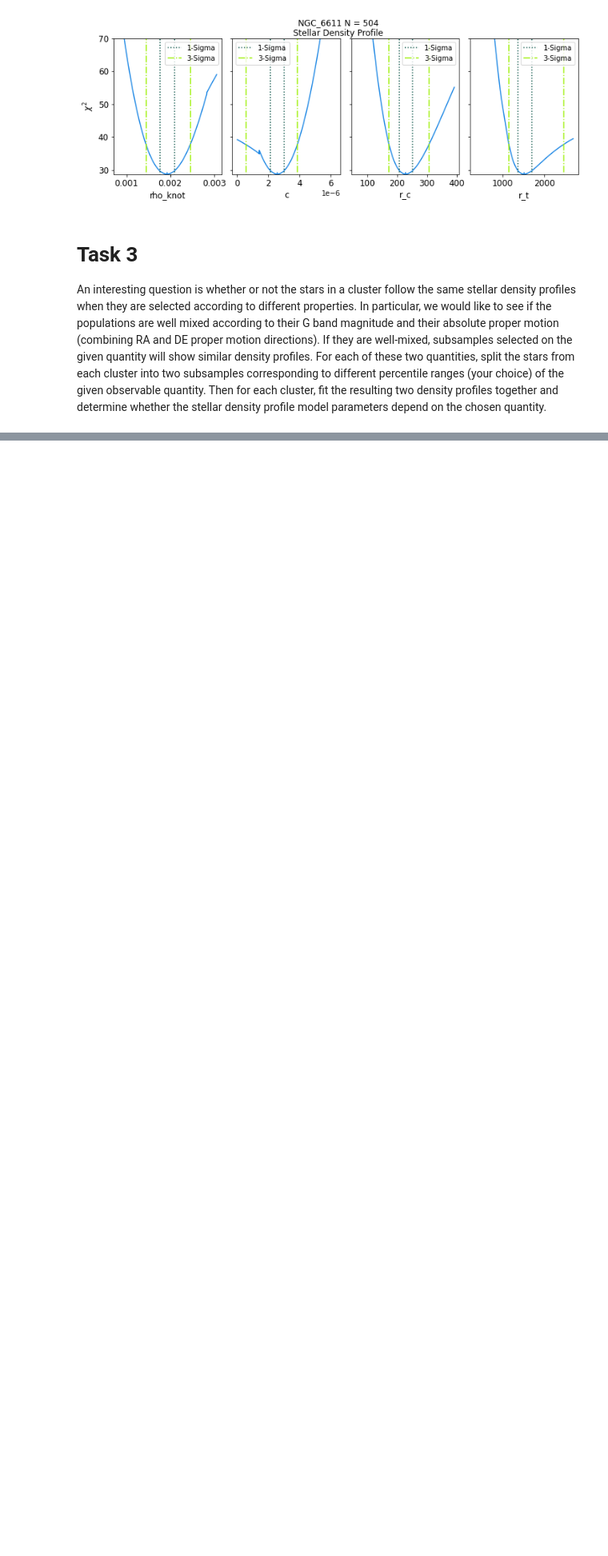
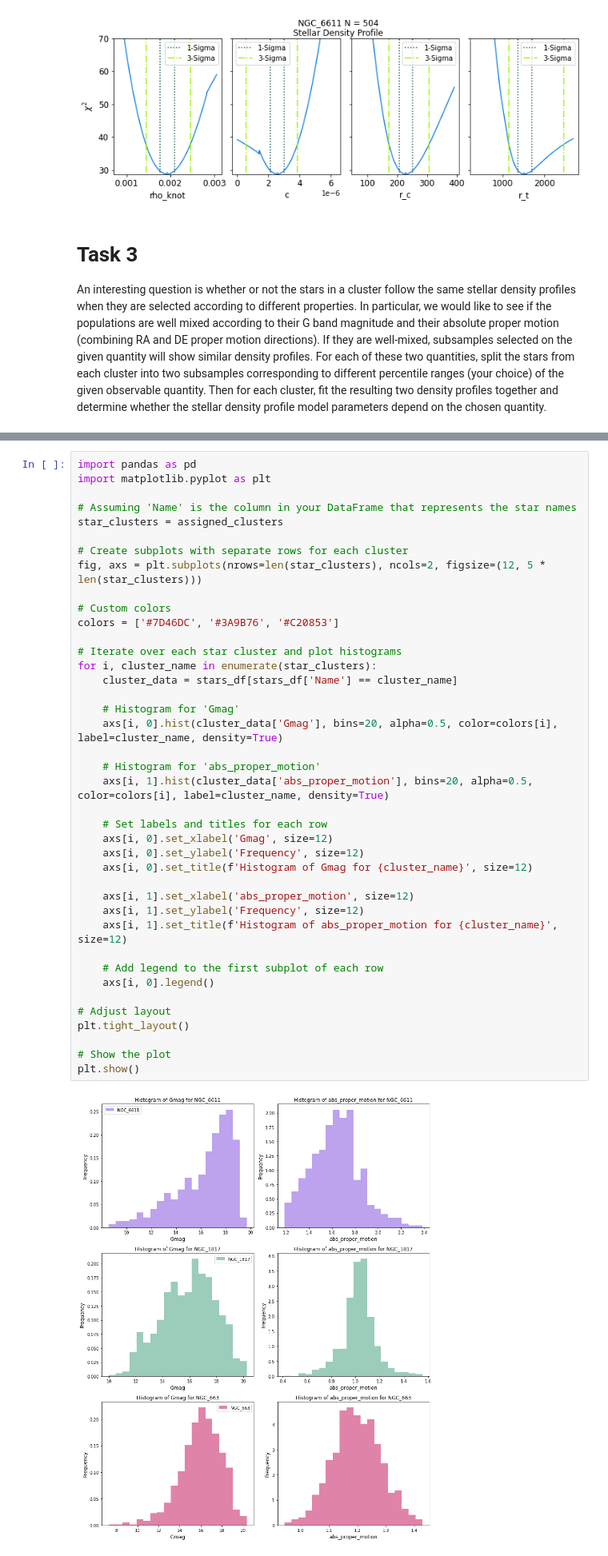
Before and after one commit to afinemax/stat_meth, a Jupyter notebook: assignments/a3/a3_max_fine.ipynb, the cells around one changed output, grey strips where cells are left out. Shown at 80% size. Saved outputs shown, nothing was run; the diff lists cells and outputs as text; blank space fills up the shorter version.

```diff
--- a/assignments/a3/a3_max_fine.ipynb
+++ b/assignments/a3/a3_max_fine.ipynb
@@ -645,0 +676,42 @@ determine whether the stellar density profile model parameters depend on the cho
+# %%
+import pandas as pd
+import matplotlib.pyplot as plt
+
+# Assuming 'Name' is the column in your DataFrame that represents the star names
+star_clusters = assigned_clusters
+
+# Create subplots with separate rows for each cluster
+fig, axs = plt.subplots(nrows=len(star_clusters), ncols=2, figsize=(12, 5 * len(star_clusters)))
+
+# Custom colors
+colors = ['#7D46DC', '#3A9B76', '#C20853']
+
+# Iterate over each star cluster and plot histograms
+for i, cluster_name in enumerate(star_clusters):
+    cluster_data = stars_df[stars_df['Name'] == cluster_name]
+
+    # Histogram for 'Gmag'
+    axs[i, 0].hist(cluster_data['Gmag'], bins=20, alpha=0.5, color=colors[i], label=cluster_name, density=True)
+
+    # Histogram for 'abs_proper_motion'
+    axs[i, 1].hist(cluster_data['abs_proper_motion'], bins=20, alpha=0.5, color=colors[i], label=cluster_name, density=True)
+
+    # Set labels and titles for each row
+    axs[i, 0].set_xlabel('Gmag', size=12)
+    axs[i, 0].set_ylabel('Frequency', size=12)
+    axs[i, 0].set_title(f'Histogram of Gmag for {cluster_name}', size=12)
+
+    axs[i, 1].set_xlabel('abs_proper_motion', size=12)
+    axs[i, 1].set_ylabel('Frequency', size=12)
+    axs[i, 1].set_title(f'Histogram of abs_proper_motion for {cluster_name}', size=12)
+
+    # Add legend to the first subplot of each row
+    axs[i, 0].legend()
+
+# Adjust layout
+plt.tight_layout()
+
+# Show the plot
+plt.show()
+# %% [output]
+[figure, added]
```
Also changed, not shown: parts of 4 cells of this notebook.
